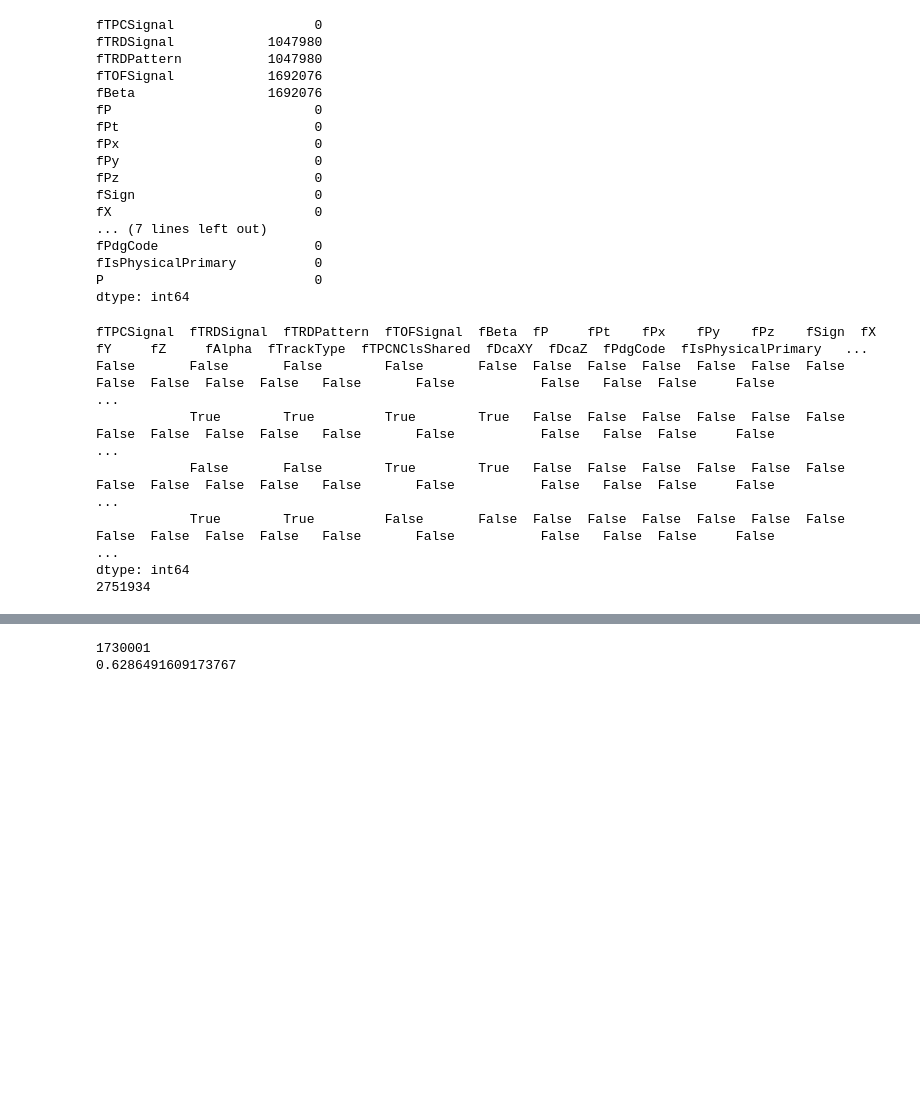
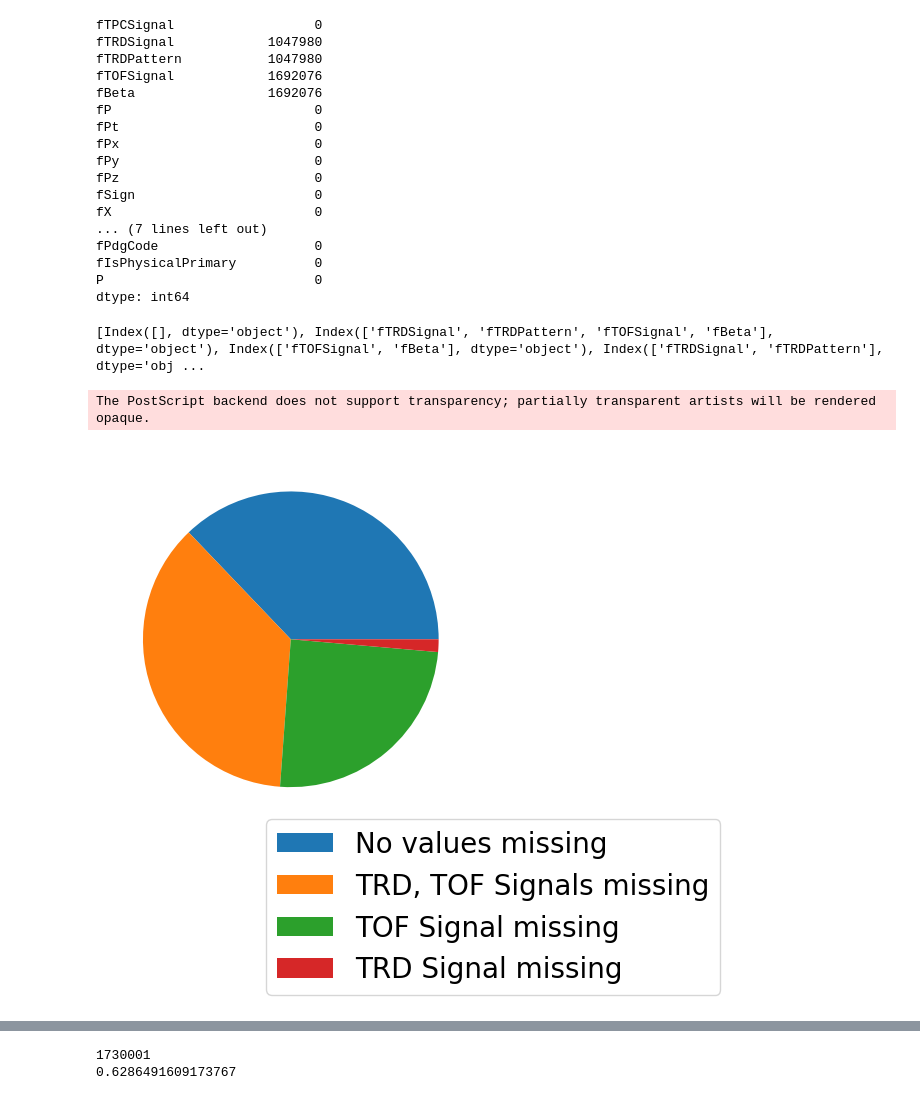
Before and after one commit to mytkom/AlicePIDML, a Jupyter notebook: notebooks/data_exploration.ipynb, the cells around one changed output, grey strips where cells are left out. Saved outputs shown, nothing was run; the diff lists cells and outputs as text; code cells hidden in the pictures; blank space fills up the shorter version.

```diff
--- a/notebooks/data_exploration.ipynb
+++ b/notebooks/data_exploration.ipynb
@@ -84,14 +85,25 @@ fPdgCode                    0
 fIsPhysicalPrimary          0
 P                           0
 dtype: int64
-# %%
-nulls_rows = data.isnull().value_counts()
-print(nulls_rows)
-# %% [output]
-fTPCSignal  fTRDSignal  fTRDPattern  fTOFSignal  fBeta  fP     fPt    fPx    fPy    fPz    fSign  fX     fY     fZ     fAlpha  fTrackType  fTPCNClsShared  fDcaXY  fDcaZ  fPdgCode  fIsPhysicalPrimary   ...
-False       False       False        False       False  False  False  False  False  False  False  False  False  False  False   False       False           False   False  False     False                ...
-            True        True         True        True   False  False  False  False  False  False  False  False  False  False   False       False           False   False  False     False                ...
-            False       False        True        True   False  False  False  False  False  False  False  False  False  False   False       False           False   False  False     False                ...
-            True        True         False       False  False  False  False  False  False  False  False  False  False  False   False       False           False   False  False     False                ...
-dtype: int64
-2751934
+# %%
+null_rows = data.isnull().value_counts()
+
+columns = data.columns
+missing_values = [columns[list(index)] for index in null_rows.index]
+print(missing_values, null_rows.values)
+# %% [output]
+[Index([], dtype='object'), Index(['fTRDSignal', 'fTRDPattern', 'fTOFSignal', 'fBeta'], dtype='object'), Index(['fTOFSignal', 'fBeta'], dtype='object'), Index(['fTRDSignal', 'fTRDPattern'], dtype='obj ...
+# %%
+from matplotlib import pyplot as plt
+plt.pie(null_rows)
+plt.legend(
+    ["No values missing",
+    "TRD, TOF Signals missing",
+    "TOF Signal missing",
+    "TRD Signal missing"], loc="lower right", bbox_to_anchor=(1.7, -0.5), prop={'size': 20}
+)
+
+plt.savefig(f"reports/figures/miss_val_distr.eps", bbox_inches = "tight")
+# %% [output]
+The PostScript backend does not support transparency; partially transparent artists will be rendered opaque.
+[figure, added]
```
Also changed, not shown: parts of 3 cells of this notebook, 6 other files.
